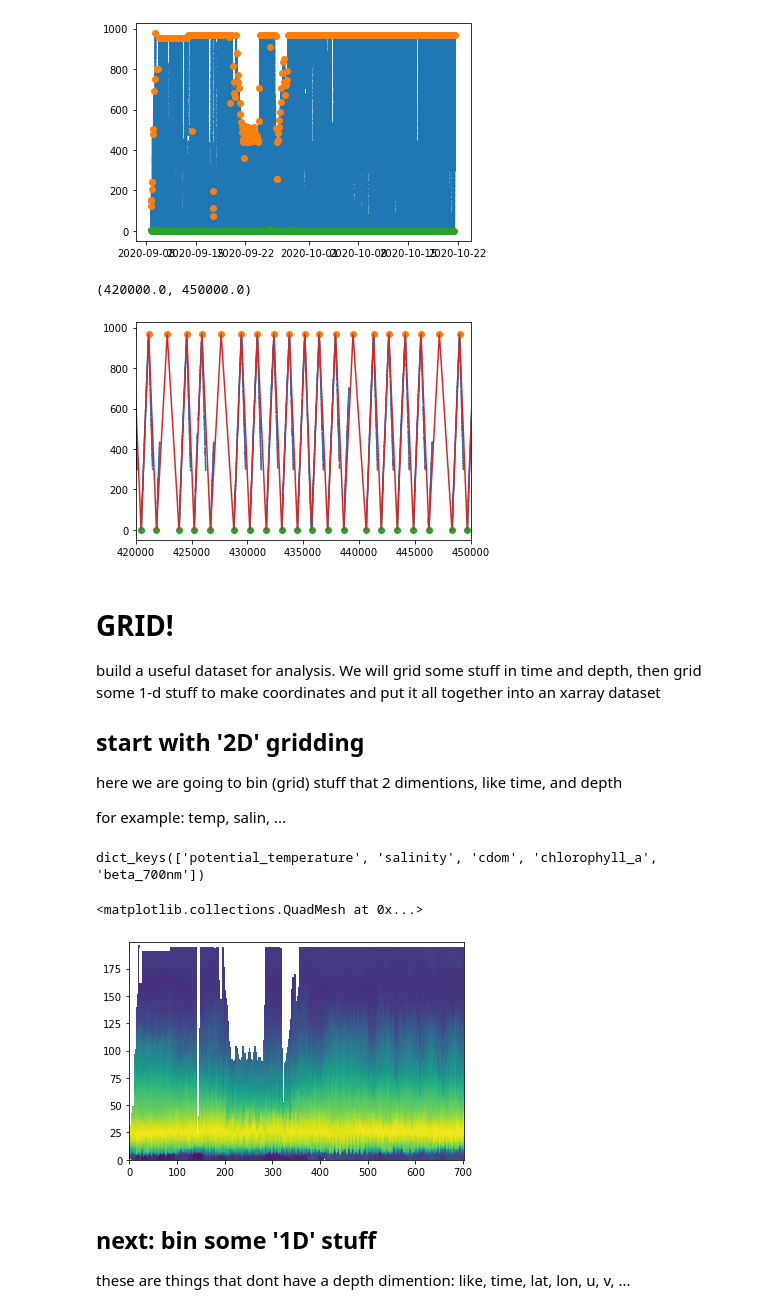
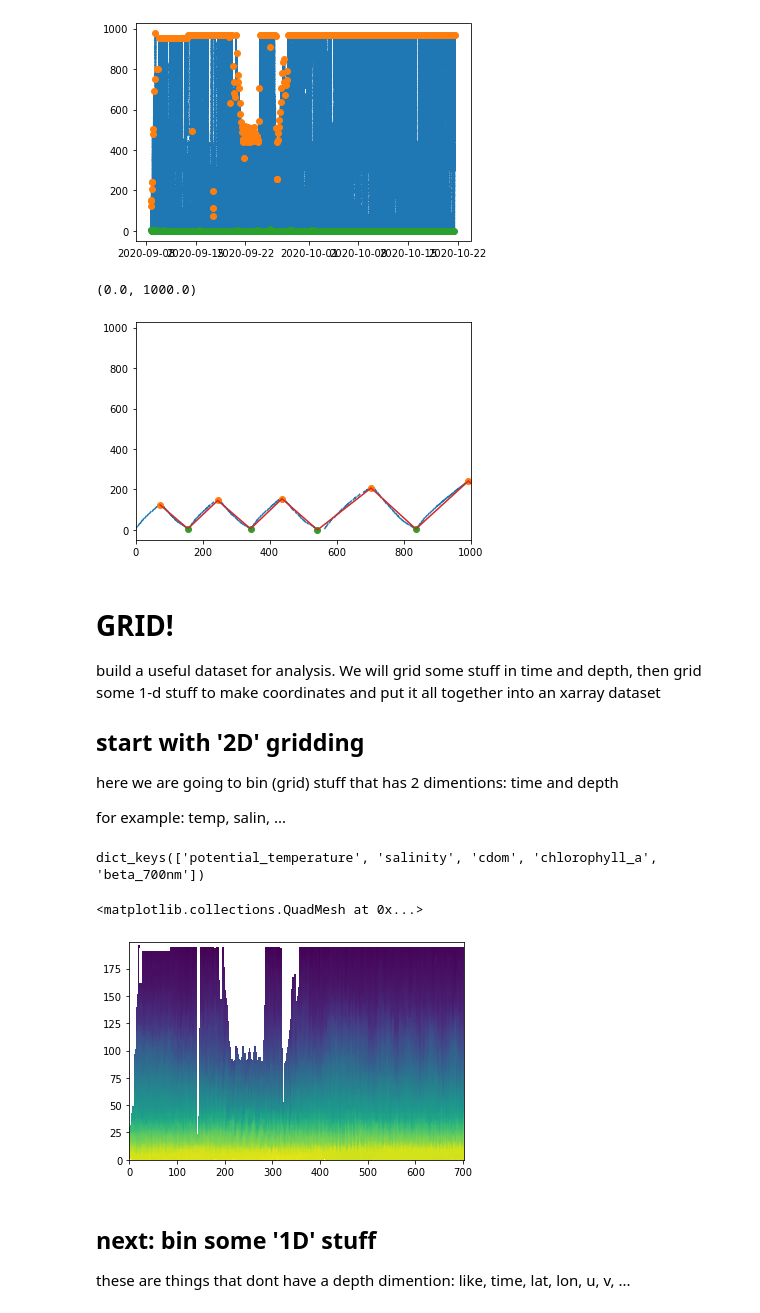
Before and after one commit to rucool/IOO_masters2020, a Jupyter notebook: erddap_glider_gridding.ipynb, the cells around one changed output. Saved outputs shown, nothing was run; the diff lists cells and outputs as text; code cells hidden in the pictures.

```diff
--- a/erddap_glider_gridding.ipynb
+++ b/erddap_glider_gridding.ipynb
@@ -102,16 +93,17 @@ plt.plot(ds.time[perogee], ds.depth[perogee], 'o')
 [<matplotlib.lines.Line2D at 0x...>]
 [figure]
 # %%
+# look in more detail
 plt.plot( ds.depth)
 plt.plot( ds.depth[apogee], 'o')
 plt.plot( ds.depth[perogee], 'o')
 plt.plot( ds.depth[turns])
-# plt.xlim([0, 1e4 ])
+plt.xlim([0, 1e4 ])
 
-plt.xlim([4.2e5, 4.5e5 ])
+# plt.xlim([4.2e5, 4.5e5 ])
 # %% [output]
-(420000.0, 450000.0)
+(0.0, 1000.0)
-[figure, old version]
+[figure, new version]
 # %% [markdown]
 # GRID!
 
@@ -119,7 +111,7 @@ build a useful dataset for analysis. We will grid some stuff in time and depth,
 
 ## start with '2D' gridding
 
-here we are going to bin (grid) stuff that 2 dimentions, like time, and depth
+here we are going to bin (grid) stuff that has 2 dimentions: time and depth
 
 for example: temp, salin, ...
 # %%
@@ -146,10 +140,11 @@ d2.keys()
 dict_keys(['potential_temperature', 'salinity', 'cdom', 'chlorophyll_a', 'beta_700nm'])
 # %%
 # make a quick plot of the results
-plt.pcolormesh(d2['salinity'] )
+plt.pcolormesh(d2['potential_temperature'] )
+# plt.xlim([0, 40])
 # %% [output]
 <matplotlib.collections.QuadMesh at 0x...>
-[figure, old version]
+[figure, new version]
 # %% [markdown]
 ## next: bin some '1D' stuff
 these are things that dont have a depth dimention:
```
Also changed, not shown: parts of 14 cells of this notebook.
